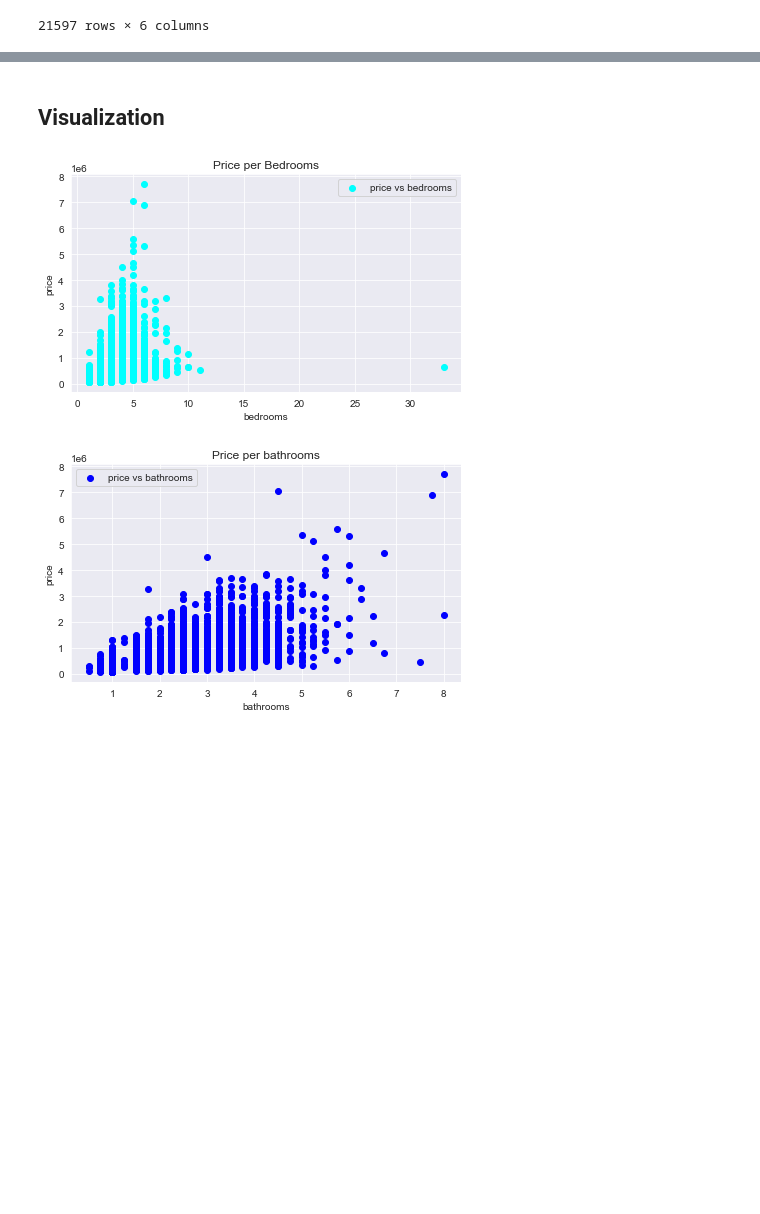
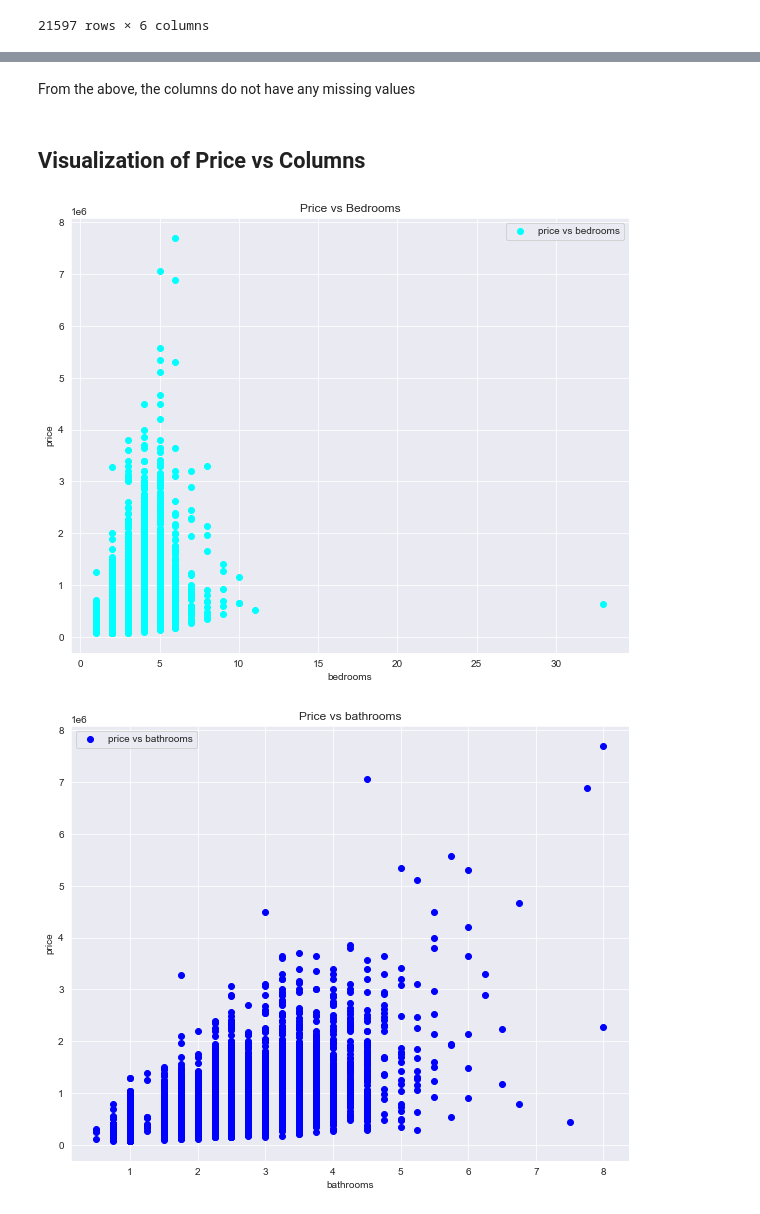
Before and after one commit to Lucy-Munge/dsc-phase-2-project-v2-3, a Jupyter notebook: student.ipynb, the cells around one changed output, grey strips where cells are left out. Cells and saved outputs as stored; diff of their text form; code cells hidden in the pictures; blank space fills up the shorter version.

```diff
--- a/student.ipynb
+++ b/student.ipynb
@@ -172,42 +217,44 @@ housing_new_data
+# %% [markdown]
+From the above, the columns do not have any missing values
 # %% [markdown]
-## Visualization
+## Visualization of Price vs Columns
 # %%
-# Create 2 plots showing the corr between the price and(bedrooms , bathrooms , sqft_living , floors)
-plt.figure(figsize=(7,4))
+# Create scatter plots showing the corr between the price and bedrooms, bathrooms, sqft_living, floors
+plt.figure(figsize=(10,8))
 plt.scatter(data=housing_new_data, x='bedrooms', y='price', color='cyan')
 
 plt.xlabel('bedrooms')
 plt.ylabel('price')
-plt.title('Price per Bedrooms')
+plt.title('Price vs Bedrooms')
 plt.legend(['price vs bedrooms'])
 plt.show();
 
-plt.figure(figsize=(7,4))
+plt.figure(figsize=(10,8))
 plt.scatter(data=housing_new_data, x='bathrooms', y='price', color='blue')
 
 plt.xlabel('bathrooms')
 plt.ylabel('price')
-plt.title('Price per bathrooms')
+plt.title('Price vs bathrooms')
 plt.legend(['price vs bathrooms'])
 plt.show();
 
-plt.figure(figsize=(7,4))
+plt.figure(figsize=(10,8))
 plt.scatter(data=housing_new_data, x='floors', y='price', color='magenta')
 
 plt.xlabel('floors')
 plt.ylabel('price')
-plt.title('Price per floors')
+plt.title('Price vs floors')
 plt.legend(['price vs floors'])
 plt.show();
 
-plt.figure(figsize=(7,4))
+plt.figure(figsize=(10,8))
 plt.scatter(data=housing_new_data, x='sqft_living', y='price', color='green')
 
 plt.xlabel('sqft_living')
 plt.ylabel('price')
-plt.title('Price per sqft_living')
+plt.title('Price vs sqft_living')
 plt.legend(['price vs sqft_living'])
 plt.show();
 # %% [output]
-[figure, old version]
+[figure, new version]
-[figure, old version]
+[figure, new version]
```
Also changed, not shown: parts of 37 cells of this notebook.
